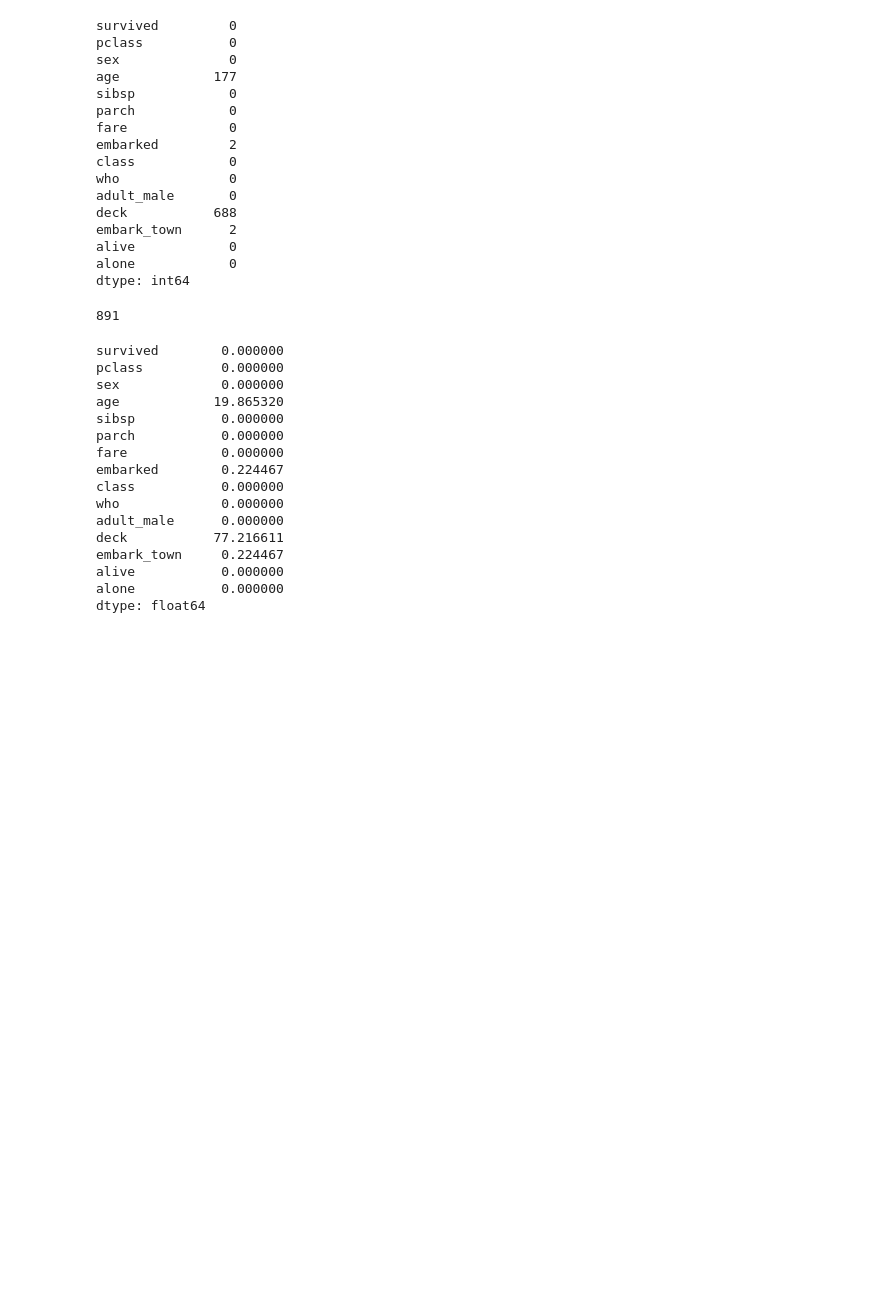
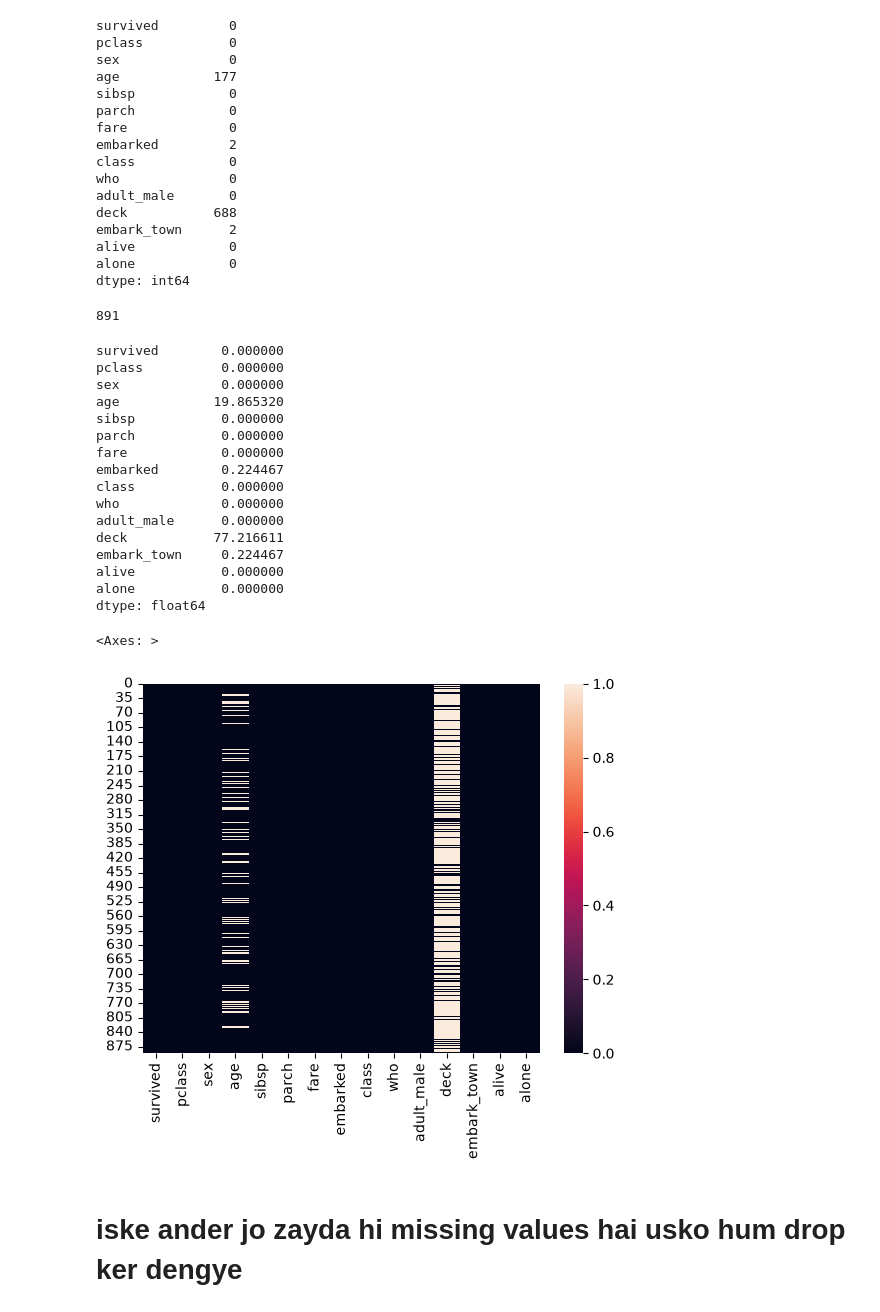
Before and after one commit to sarvesh9213/MACHINE_LEARNING, a Jupyter notebook: pandas/codenaics_panda.ipynb, the cells around one changed output. Drawn from its saved outputs; the diff is of its cells as text; code cells hidden in the pictures; blank space fills up the shorter version.

```diff
--- a/pandas/codenaics_panda.ipynb
+++ b/pandas/codenaics_panda.ipynb
@@ -185,3 +185,10 @@ embark_town     0.224467
 alive           0.000000
 alone           0.000000
 dtype: float64
+# %%
+sns.heatmap(df.isnull())
+# %% [output]
+<Axes: >
+[figure, added]
+# %% [markdown]
+# iske ander jo zayda hi missing values hai usko hum drop ker dengye
```
